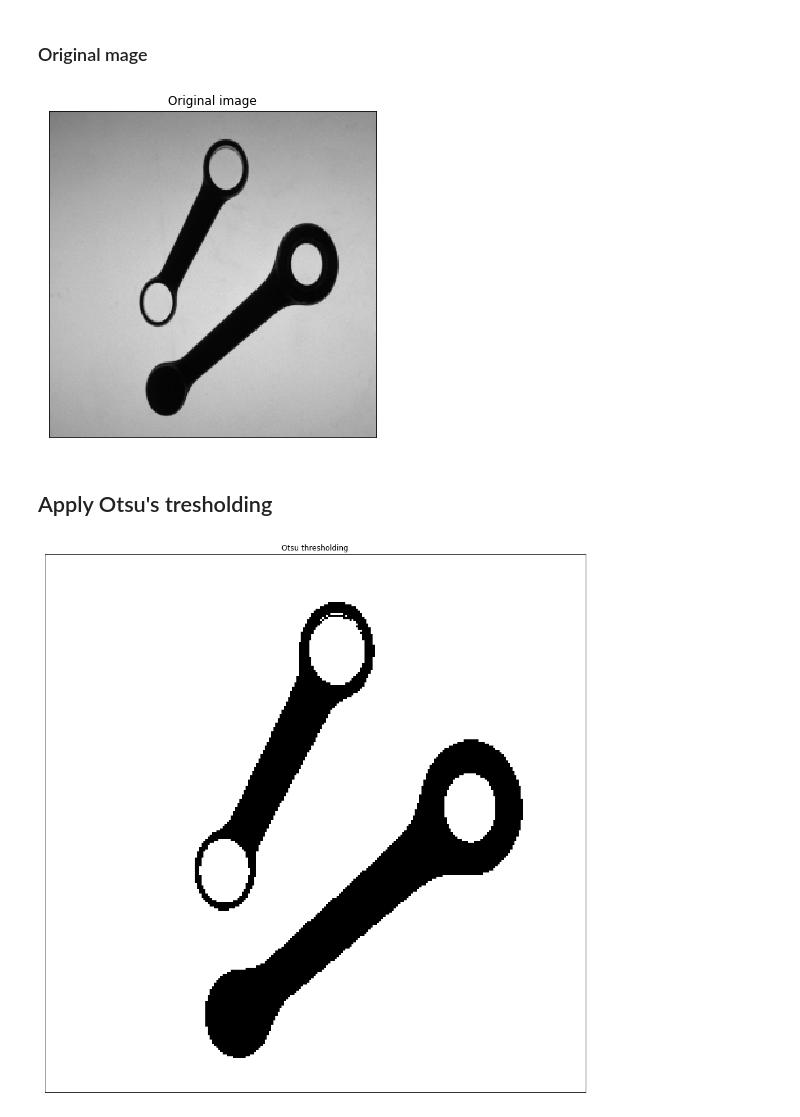
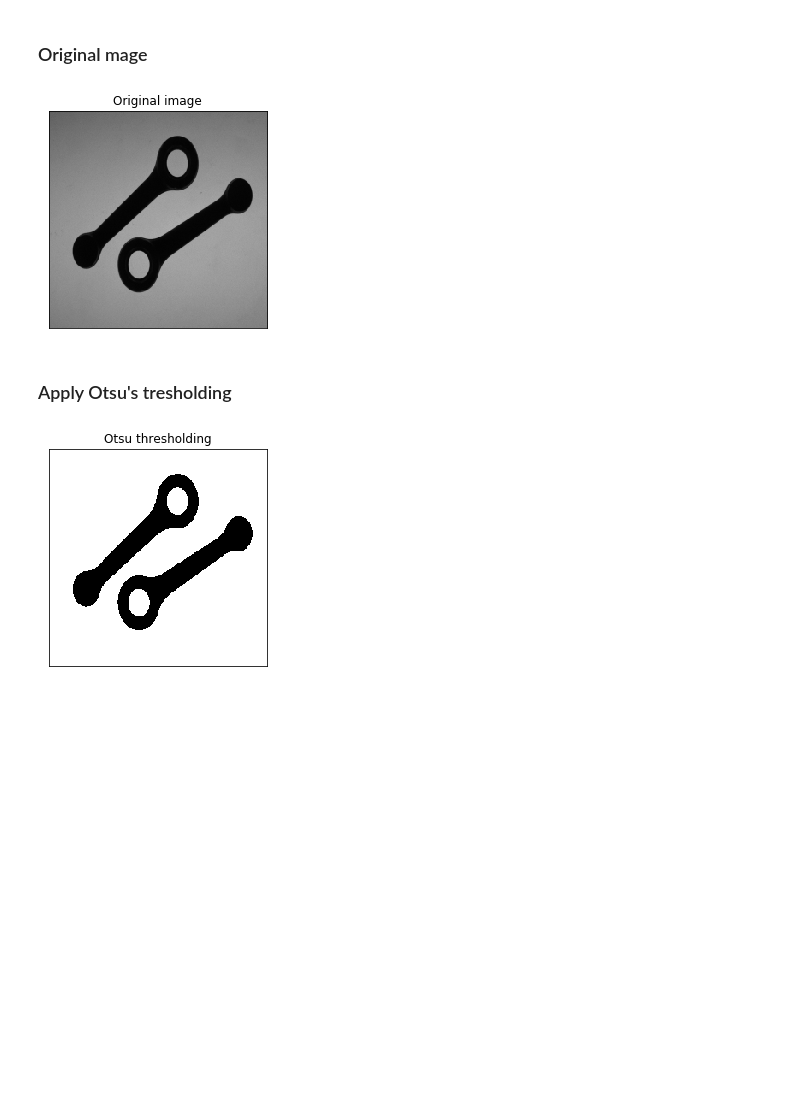
Before and after one commit to pptr3/connecting-rods, a Jupyter notebook: Connecting Rods.ipynb, the cells around one changed output. Saved outputs shown, nothing was run; the diff lists cells and outputs as text; code cells hidden in the pictures; blank space fills up the shorter version.

```diff
--- a/Connecting Rods.ipynb
+++ b/Connecting Rods.ipynb
@@ -6,22 +6,22 @@
 import cv2 as cv
 import numpy as np
 from matplotlib import pyplot as plt
-plt.figure(figsize=(6,6))
+plt.figure(figsize=(4,4))
 
-img = cv.imread('testImages/TESI21.BMP',0)
+img = cv.imread('testImages/Tesi33.bmp',0)
 plt.imshow(img, cmap='gray',vmin=0,vmax=255)
 plt.title('Original image'), plt.xticks([]), plt.yticks([])
 plt.show()
 # %% [output]
-[figure, old version]
+[figure, new version]
 # %% [markdown]
-## Apply Otsu's tresholding
+### Apply Otsu's tresholding
 # %%
-plt.figure(figsize=(16,16))
+plt.figure(figsize=(4,4))
 
 ret, imgf = cv.threshold(img, 0, 255, cv.THRESH_BINARY+cv.THRESH_OTSU)
 plt.imshow(imgf,cmap = 'gray')
 plt.title('Otsu thresholding'), plt.xticks([]), plt.yticks([])
 plt.show()
 # %% [output]
-[figure, old version]
+[figure, new version]
```
Also changed, not shown: parts of 4 cells of this notebook.
